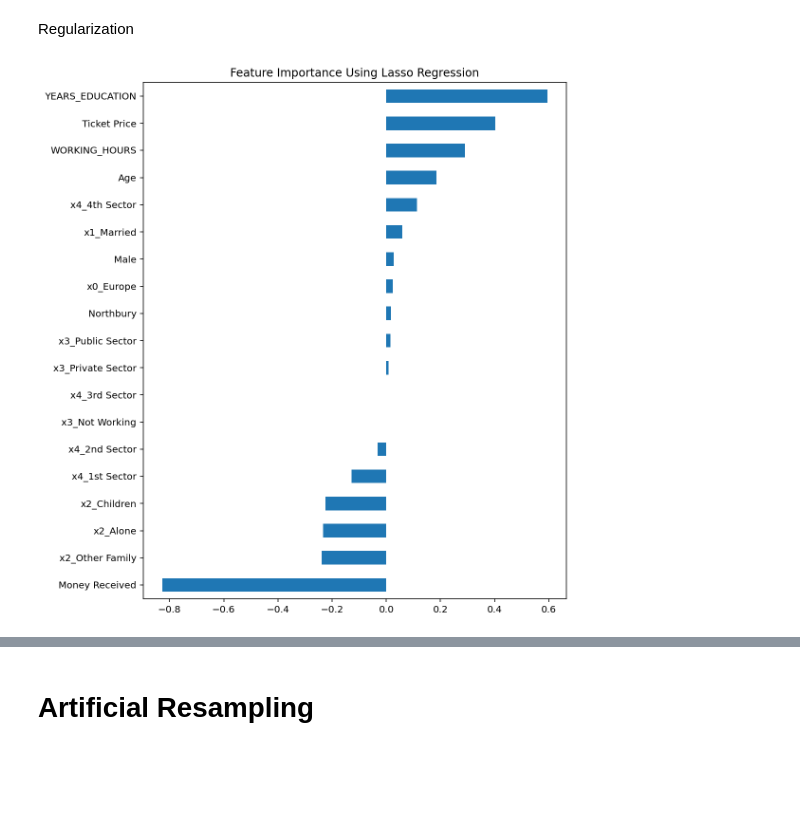
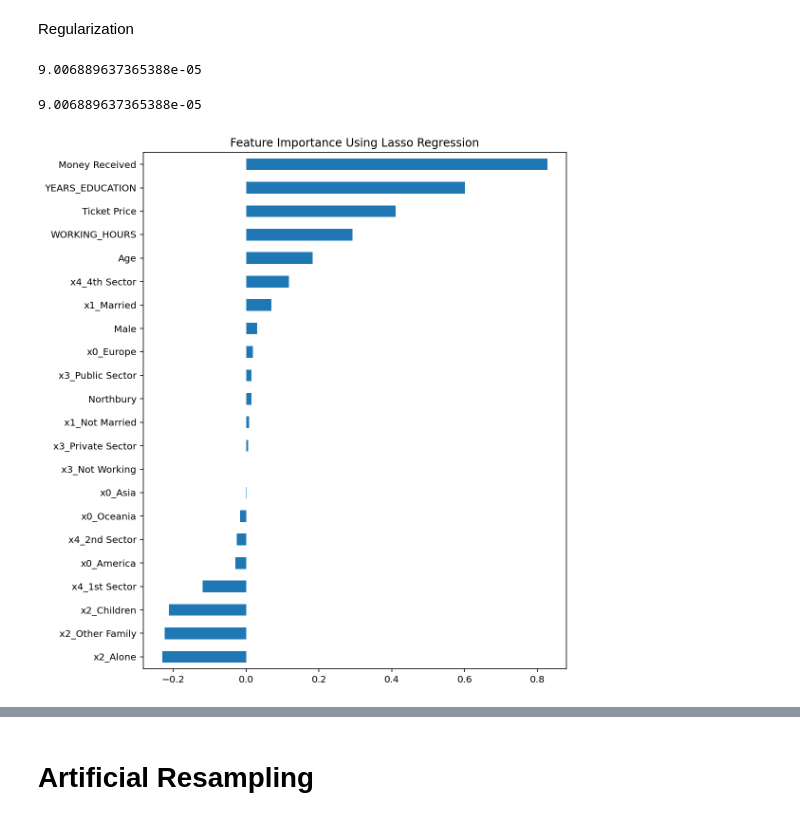
Before and after one commit to martaldsantos/newland_project, a Jupyter notebook: ML_Project-checkpoint.ipynb, the cells around one changed output, grey strips where cells are left out. Cells and saved outputs as stored; diff of their text form; code cells hidden in the pictures; blank space fills up the shorter version.

```diff
--- a/ML_Project-checkpoint.ipynb
+++ b/ML_Project-checkpoint.ipynb
@@ -966,5 +1005,13 @@ target_newland = train_encoding["INCOME"]
+# %%
+##########################################
+#######So para n estarmos sempre a alterar colunas caso mudemos as variáveis a eliminar########################
+
+X = train.drop(columns = ['INCOME'])
+y = train['INCOME']
 # %%
-X_train, X_val, y_train, y_val = train_test_split(data_newland, target_newland, test_size = 0.60, stratify = target_newland, random_state = 15)
+#################################################Alterei o test_size pa 0.4, test size é 1-proporçao de dados no train
+
+X_train, X_val, y_train, y_val = train_test_split(X, y, test_size = 0.40, stratify = y, random_state = 15)
 X_val, X_test, y_val, y_test = train_test_split(X_val, y_val, test_size = 0.50, stratify = y_val, random_state = 15)
 # %%
-min_max1 = MinMaxScaler().fit(X_train)
+min_max = MinMaxScaler().fit(X_train)
@@ -982,0 +1023,6 @@ Index(['YEARS_EDUCATION', 'WORKING_HOURS', 'Money Received', 'Ticket Price',
+# %%
+############N faz mais sentido assim?
+
+X_train[X_train.columns.to_list()] = min_max.transform(X_train)
+X_val[X_val.columns.to_list()] = min_max.transform(X_val) ##########Eu sei q por agora n é preciso
+X_test[X_test.columns.to_list()] = min_max.transform(X_test) #######Mas é so pq dps tenho medo que nos esqueçamos
@@ -1026,11 +1083,21 @@ Mean_mse_Lasso = []
 for i in range(100):
 
     Mean_mse_Lasso.append(Lasso_Best_Alpha.mse_path_[i].mean())
+# %%
+#Apagar dps de explicar
+
+Lasso_Best_Alpha.alphas_[pd.DataFrame(Mean_mse_Lasso).idxmin()][0]
+# %% [output]
+9.006889637365388e-05
+# %%
+Lasso_Best_Alpha.alpha_ #Best alpha, pelo mínimo do mse
+# %% [output]
+9.006889637365388e-05
 # %%
-Lasso_Reg = Lasso(alpha = Lasso_Best_Alpha.alphas_[pd.DataFrame(Mean_mse_Lasso).idxmin()][0])
+Lasso_Reg = Lasso(alpha = Lasso_Best_Alpha.alpha_)
 Lasso_Reg.fit(X_train, y_train)
 coef_Lasso = pd.Series(Lasso_Reg.coef_, index = X_train.columns)
 coef_Lasso.sort_values()
 plot_importance(coef_Lasso, 'Lasso')
 # %% [output]
-[figure, old version]
+[figure, new version]
```
Also changed, not shown: parts of 69 cells of this notebook.
